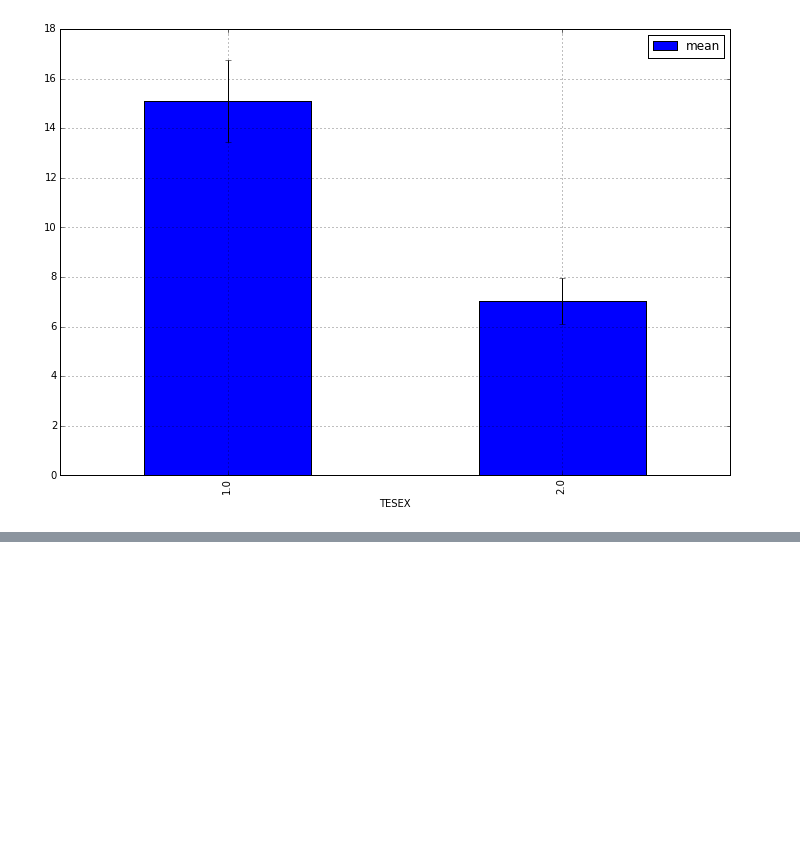
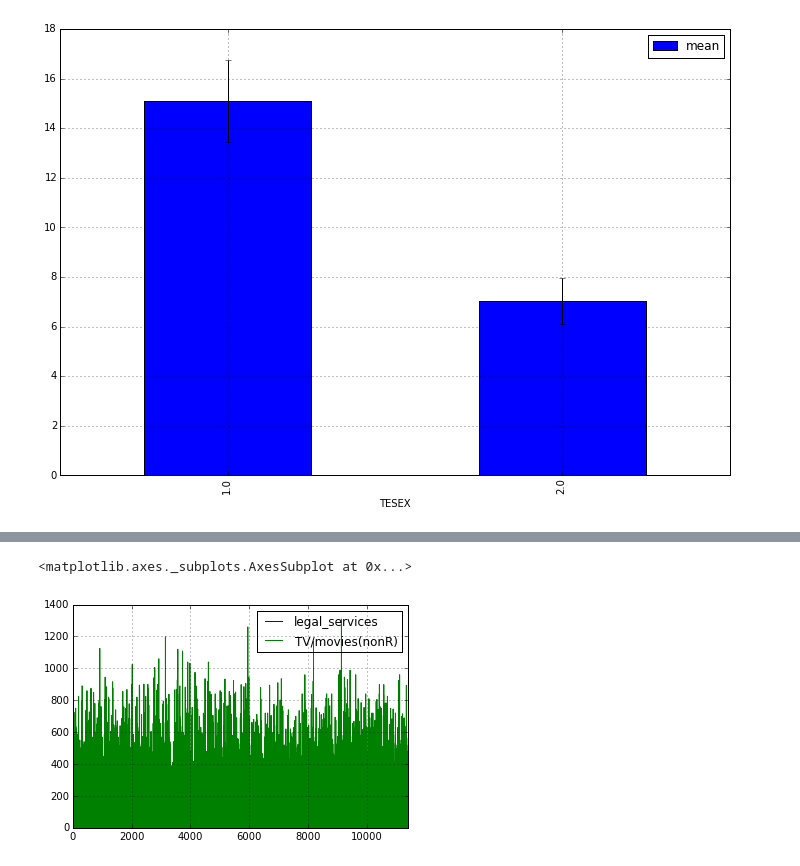
Before and after one commit to pjpassa/atus-analysis-system, a Jupyter notebook: Test Notebook 1.ipynb, the cells around one changed output, grey strips where cells are left out. Cells and saved outputs as stored; diff of their text form; code cells hidden in the pictures; blank space fills up the shorter version.

```diff
--- a/Test Notebook 1.ipynb
+++ b/Test Notebook 1.ipynb
@@ -94,3 +88,3 @@ b
 # %%
-newdata = datasets(test)
+tvlegal = datasets(test)
 # %% [output]
@@ -100,0 +108,5 @@ UnboundLocalError: local variable 'std' referenced before assignment
+# %%
+tvlegal.plot()
+# %% [output]
+<matplotlib.axes._subplots.AxesSubplot at 0x...>
+[figure, added]
```
Also changed, not shown: parts of 18 cells of this notebook.
